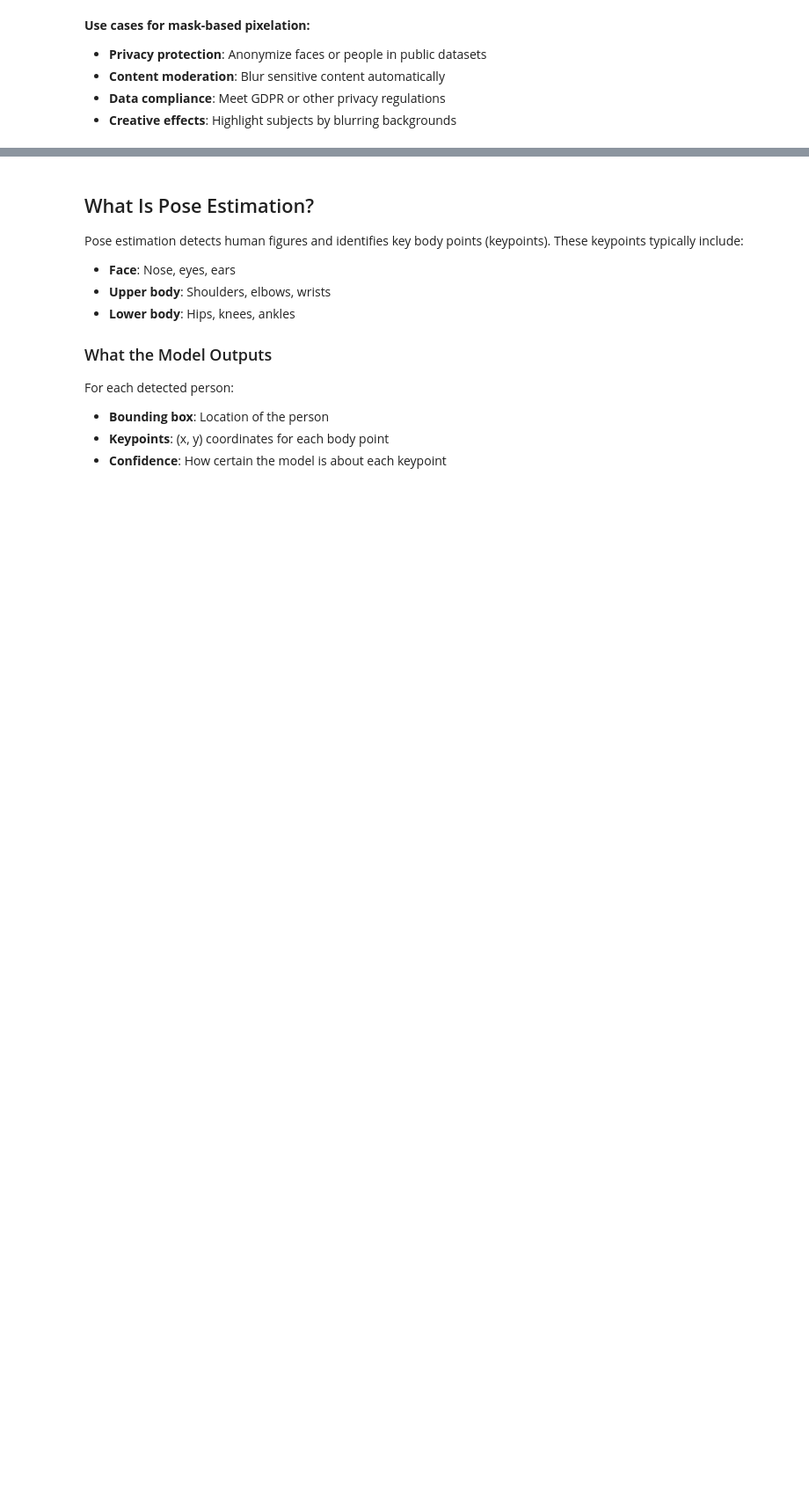
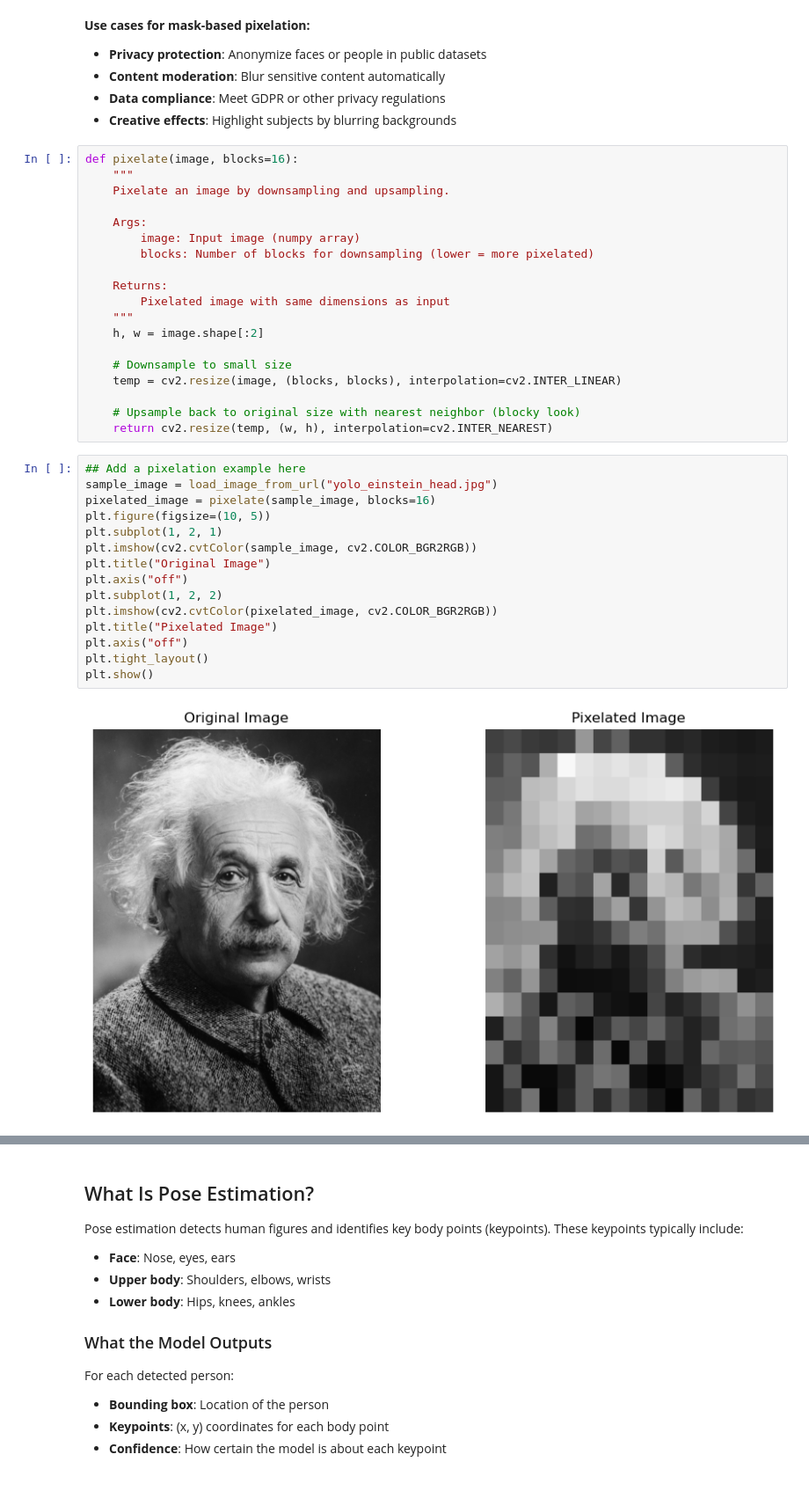
Before and after one commit to ezponda/ai-application-course-materials, a Jupyter notebook: notebooks/07b_segmentation_and_pose_with_ultralytics.ipynb, the cells around one changed output, grey strips where cells are left out. Shown at 88% size. Drawn from its saved outputs; the diff is of its cells as text; blank space fills up the shorter version.

```diff
--- a/notebooks/07b_segmentation_and_pose_with_ultralytics.ipynb
+++ b/notebooks/07b_segmentation_and_pose_with_ultralytics.ipynb
@@ -345,3 +370,39 @@ img_rgb = cv2.cvtColor(img_bgr, cv2.COLOR_BGR2RGB)
 - **Content moderation**: Blur sensitive content automatically
 - **Data compliance**: Meet GDPR or other privacy regulations
 - **Creative effects**: Highlight subjects by blurring backgrounds
+# %%
+def pixelate(image, blocks=16):
+    """
+    Pixelate an image by downsampling and upsampling.
+
+    Args:
+        image: Input image (numpy array)
+        blocks: Number of blocks for downsampling (lower = more pixelated)
+
+    Returns:
+        Pixelated image with same dimensions as input
+    """
+    h, w = image.shape[:2]
+
+    # Downsample to small size
+    temp = cv2.resize(image, (blocks, blocks), interpolation=cv2.INTER_LINEAR)
+
+    # Upsample back to original size with nearest neighbor (blocky look)
+    return cv2.resize(temp, (w, h), interpolation=cv2.INTER_NEAREST)
+# %%
+## Add a pixelation example here
+sample_image = load_image_from_url("yolo_einstein_head.jpg")
+pixelated_image = pixelate(sample_image, blocks=16)
+plt.figure(figsize=(10, 5))
+plt.subplot(1, 2, 1)
+plt.imshow(cv2.cvtColor(sample_image, cv2.COLOR_BGR2RGB))
+plt.title("Original Image")
+plt.axis("off")
+plt.subplot(1, 2, 2)
+plt.imshow(cv2.cvtColor(pixelated_image, cv2.COLOR_BGR2RGB))
+plt.title("Pixelated Image")
+plt.axis("off")
+plt.tight_layout()
+plt.show()
+# %% [output]
+[figure, added]
```
Also changed, not shown: parts of 14 cells of this notebook, 4 other files.
